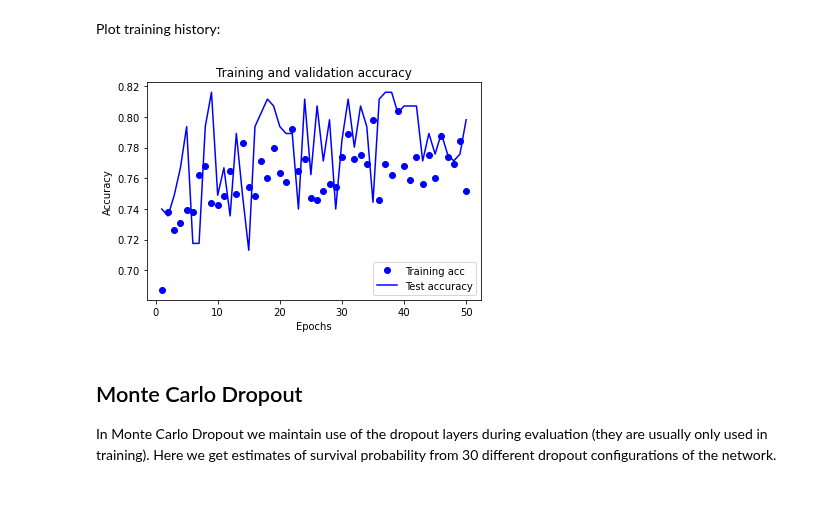
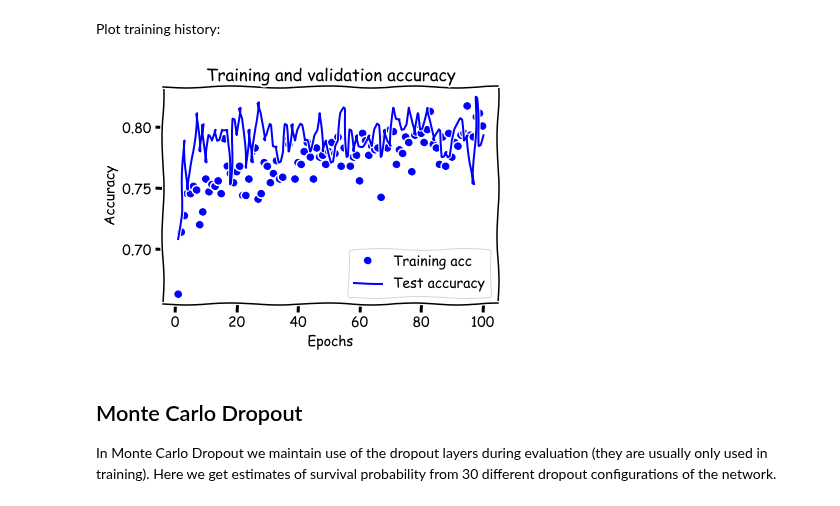
Before and after one commit to MichaelAllen1966/1804_python_healthcare, a Jupyter notebook: titanic/25_tensorflow_monte_carlo_dropout.ipynb, the cells around one changed output. Saved outputs shown, nothing was run; the diff lists cells and outputs as text; code cells hidden in the pictures.

```diff
--- a/titanic/25_tensorflow_monte_carlo_dropout.ipynb
+++ b/titanic/25_tensorflow_monte_carlo_dropout.ipynb
@@ -163,7 +163,7 @@ model = make_net(number_features)
 # Train model
 history = model.fit(X_train_sc,
                     y_train,
-                    epochs=50,
+                    epochs=100,
                     batch_size=32,
                     validation_data=(X_test_sc, y_test),
                     verbose=0)
@@ -179,21 +179,22 @@ Plot training history:
 # %%
 import matplotlib.pyplot as plt
 %matplotlib inline
 
 acc_values = history_dict['accuracy']
 val_acc_values = history_dict['val_accuracy']
 epochs = range(1, len(acc_values) + 1)
 
-plt.plot(epochs, acc_values, 'bo', label='Training acc')
-plt.plot(epochs, val_acc_values, 'b', label='Test accuracy')
-plt.title('Training and validation accuracy')
-plt.xlabel('Epochs')
-plt.ylabel('Accuracy')
-plt.legend()
+with plt.xkcd():
+    plt.plot(epochs, acc_values, 'bo', label='Training acc')
+    plt.plot(epochs, val_acc_values, 'b', label='Test accuracy')
+    plt.title('Training and validation accuracy')
+    plt.xlabel('Epochs')
+    plt.ylabel('Accuracy')
+    plt.legend()
 
-plt.show()
+    plt.show()
 # %% [output]
-[figure, old version]
+[figure, new version]
 # %% [markdown]
 ## Monte Carlo Dropout
 
```
Also changed, not shown: parts of 3 cells of this notebook.
